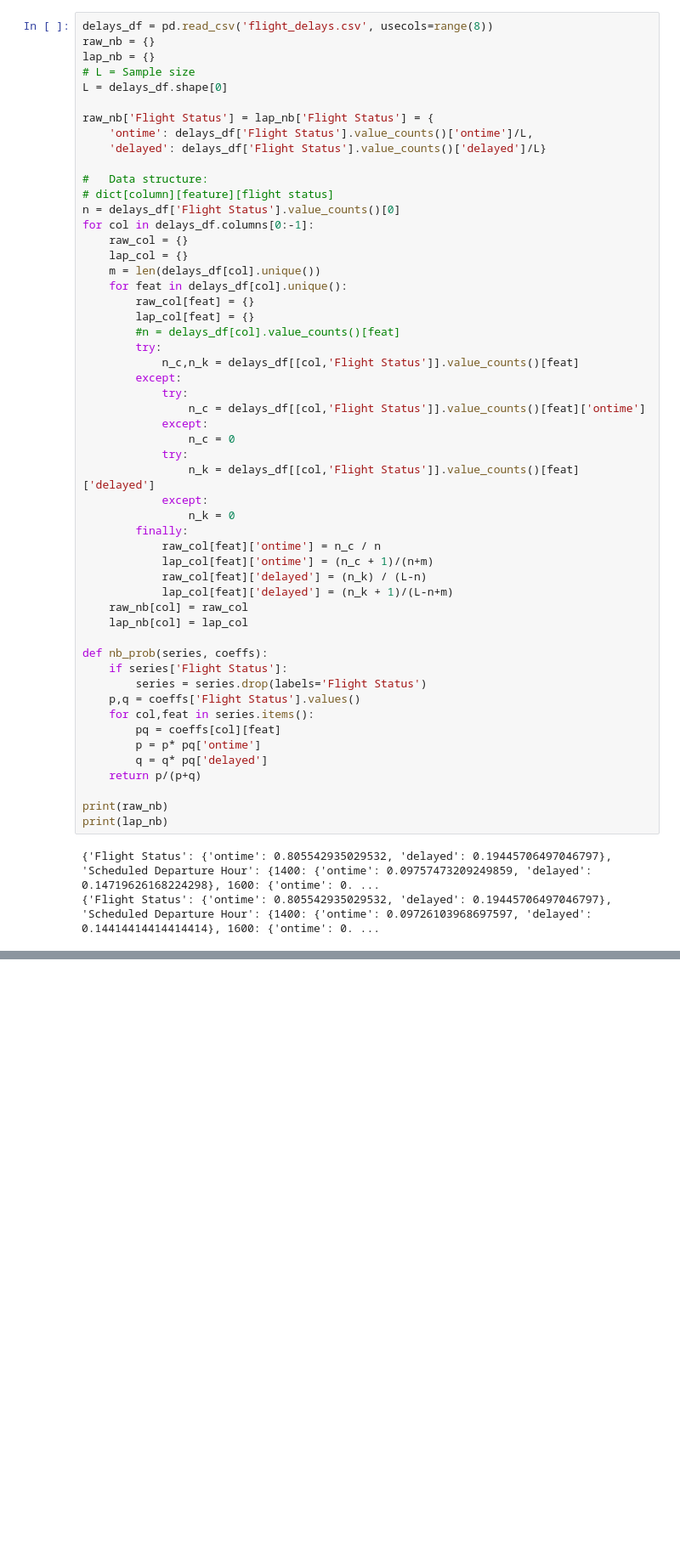
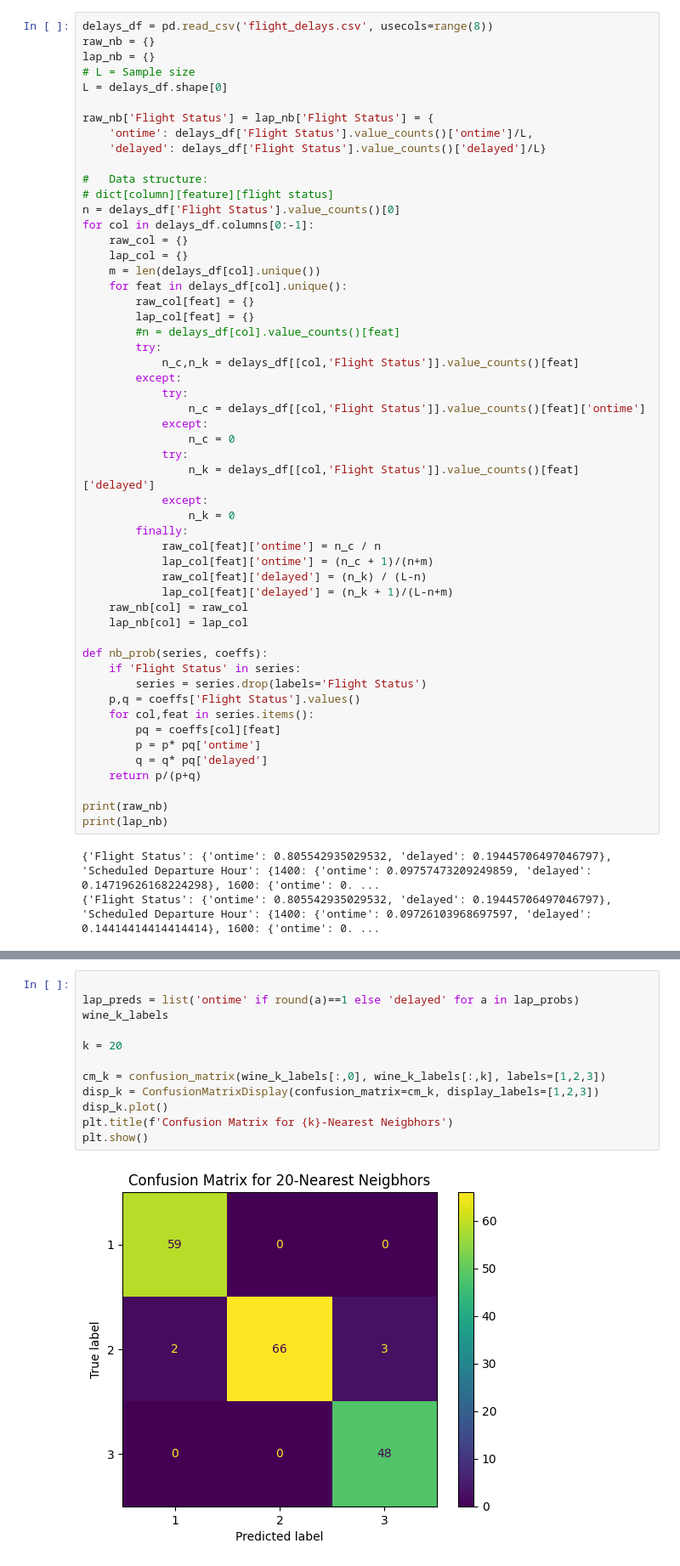
Before and after one commit to bhosley/Schoolwork, a Jupyter notebook: 2023Q2 - Machine Learning/Homework 3/HW3 - Hosley, Brandon.ipynb, the cells around one changed output, grey strips where cells are left out. Shown at 85% size. Cells and saved outputs as stored; diff of their text form; blank space fills up the shorter version.

```diff
--- a/2023Q2 - Machine Learning/Homework 3/HW3 - Hosley, Brandon.ipynb
+++ b/2023Q2 - Machine Learning/Homework 3/HW3 - Hosley, Brandon.ipynb
@@ -54,7 +56,7 @@ for col in delays_df.columns[0:-1]:
     lap_nb[col] = lap_col
 
 def nb_prob(series, coeffs):
-    if series['Flight Status']:
+    if 'Flight Status' in series:
         series = series.drop(labels='Flight Status')
     p,q = coeffs['Flight Status'].values()
     for col,feat in series.items():
@@ -144,0 +189,14 @@ What insights can you obtain from the confusion matrix? (Ensure you are using pr
+# %%
+
+lap_preds = list('ontime' if round(a)==1 else 'delayed' for a in lap_probs)
+wine_k_labels
+
+k = 20
+
+cm_k = confusion_matrix(wine_k_labels[:,0], wine_k_labels[:,k], labels=[1,2,3])
+disp_k = ConfusionMatrixDisplay(confusion_matrix=cm_k, display_labels=[1,2,3])
+disp_k.plot()
+plt.title(f'Confusion Matrix for {k}-Nearest Neigbhors')
+plt.show()
+# %% [output]
+[figure, added]
```
Also changed, not shown: parts of 17 cells of this notebook.
